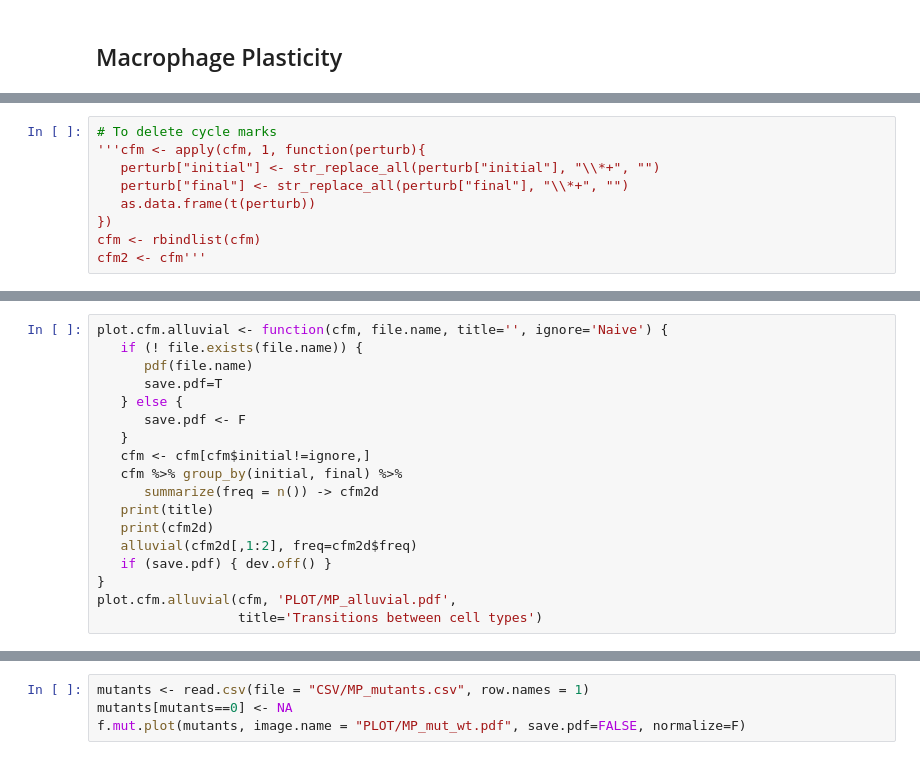
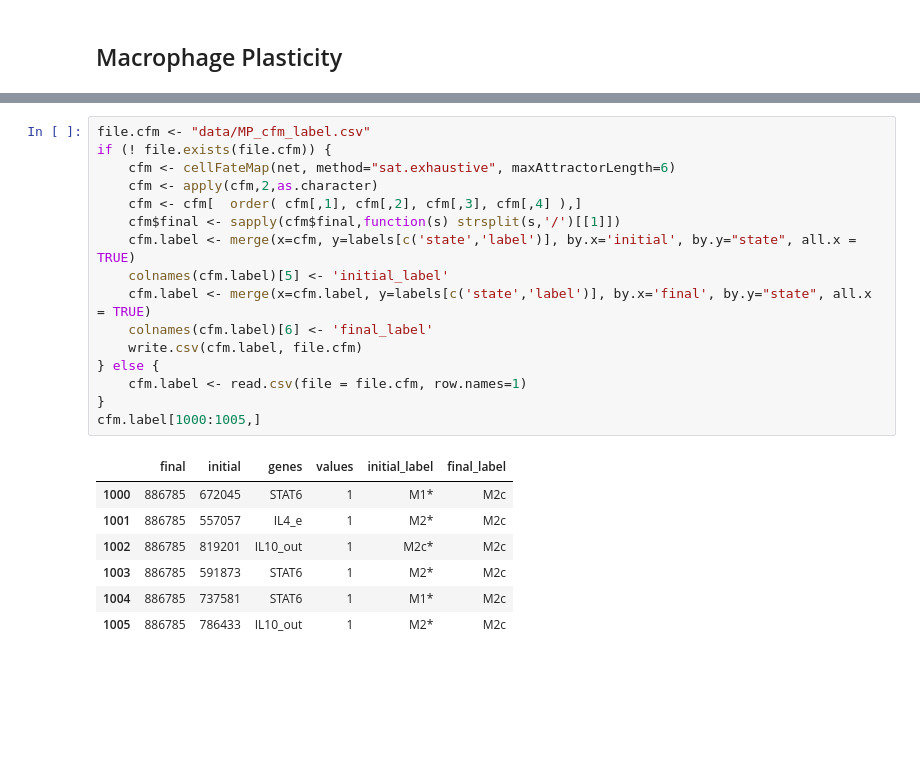
Before and after one commit to Laboratorio-de-Biologia-Computacional/Macrophage_Differentiation, a Jupyter notebook: MP_network.ipynb, the cells around one changed output, grey strips where cells are left out. Cells and saved outputs as stored; diff of their text form; blank space fills up the shorter version.

```diff
--- a/MP_network.ipynb
+++ b/MP_network.ipynb
@@ -331,9 +260,0 @@ if (! file.exists(cellfate.label.file)) {
-# %%
-# To delete cycle marks
-'''cfm <- apply(cfm, 1, function(perturb){
-   perturb["initial"] <- str_replace_all(perturb["initial"], "\\*+", "")
-   perturb["final"] <- str_replace_all(perturb["final"], "\\*+", "")
-   as.data.frame(t(perturb))
-})
-cfm <- rbindlist(cfm)
-cfm2 <- cfm'''
@@ -355,18 +260,0 @@ unique(cfm$final)
-# %%
-plot.cfm.alluvial <- function(cfm, file.name, title='', ignore='Naive') {
-   if (! file.exists(file.name)) {
-      pdf(file.name)
-      save.pdf=T
-   } else {
-      save.pdf <- F
-   }
-   cfm <- cfm[cfm$initial!=ignore,]
-   cfm %>% group_by(initial, final) %>%
-      summarize(freq = n()) -> cfm2d
-   print(title)
-   print(cfm2d)
-   alluvial(cfm2d[,1:2], freq=cfm2d$freq)
-   if (save.pdf) { dev.off() }
-}
-plot.cfm.alluvial(cfm, 'PLOT/MP_alluvial.pdf',
-                  title='Transitions between cell types')
@@ -394,4 +261,24 @@ f.mut.plot <- function(mutants, image.name, save.pdf=FALSE, normalize=T) {
-# %%
-mutants <- read.csv(file = "CSV/MP_mutants.csv", row.names = 1)
-mutants[mutants==0] <- NA
-f.mut.plot(mutants, image.name = "PLOT/MP_mut_wt.pdf", save.pdf=FALSE, normalize=F)
+# %%
+file.cfm <- "data/MP_cfm_label.csv"
+if (! file.exists(file.cfm)) {
+    cfm <- cellFateMap(net, method="sat.exhaustive", maxAttractorLength=6)
+    cfm <- apply(cfm,2,as.character)
+    cfm <- cfm[  order( cfm[,1], cfm[,2], cfm[,3], cfm[,4] ),]
+    cfm$final <- sapply(cfm$final,function(s) strsplit(s,'/')[[1]])
+    cfm.label <- merge(x=cfm, y=labels[c('state','label')], by.x='initial', by.y="state", all.x = TRUE)
+    colnames(cfm.label)[5] <- 'initial_label'
+    cfm.label <- merge(x=cfm.label, y=labels[c('state','label')], by.x='final', by.y="state", all.x = TRUE)
+    colnames(cfm.label)[6] <- 'final_label'
+    write.csv(cfm.label, file.cfm)
+} else {
+    cfm.label <- read.csv(file = file.cfm, row.names=1)
+}
+cfm.label[1000:1005,]
+# %% [output]
+|  | final | initial | genes | values | initial_label | final_label |
+| 1000 | 886785 | 672045 | STAT6 | 1 | M1* | M2c |
+| 1001 | 886785 | 557057 | IL4_e | 1 | M2* | M2c |
+| 1002 | 886785 | 819201 | IL10_out | 1 | M2c* | M2c |
+| 1003 | 886785 | 591873 | STAT6 | 1 | M2* | M2c |
+| 1004 | 886785 | 737581 | STAT6 | 1 | M1* | M2c |
+| 1005 | 886785 | 786433 | IL10_out | 1 | M2* | M2c |
```
Also changed, not shown: parts of 8 cells of this notebook, 6 other files.
